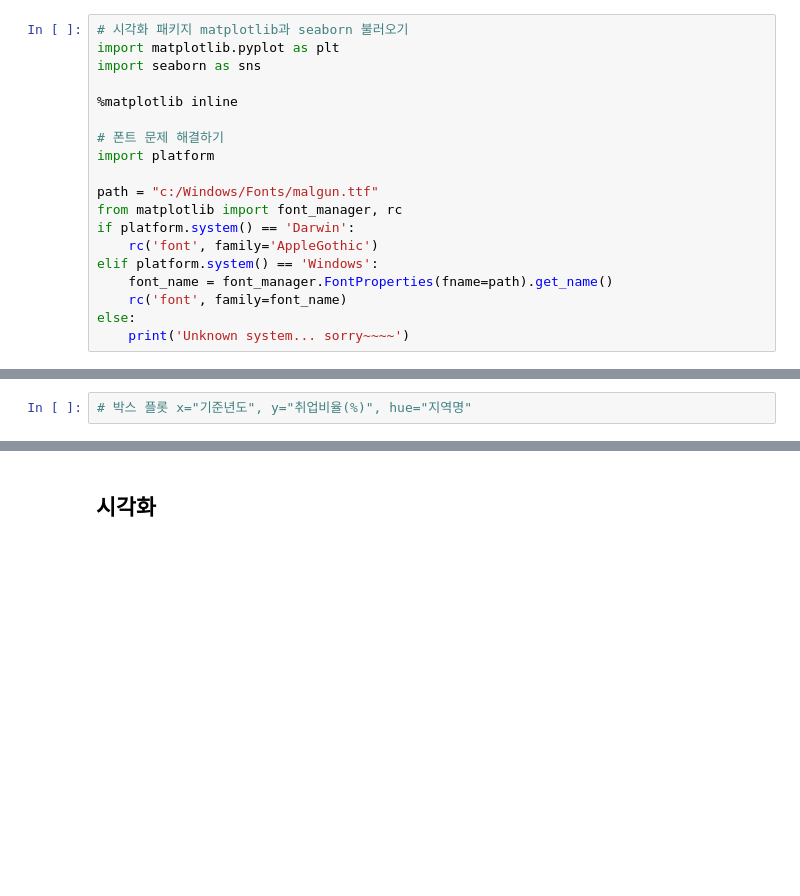
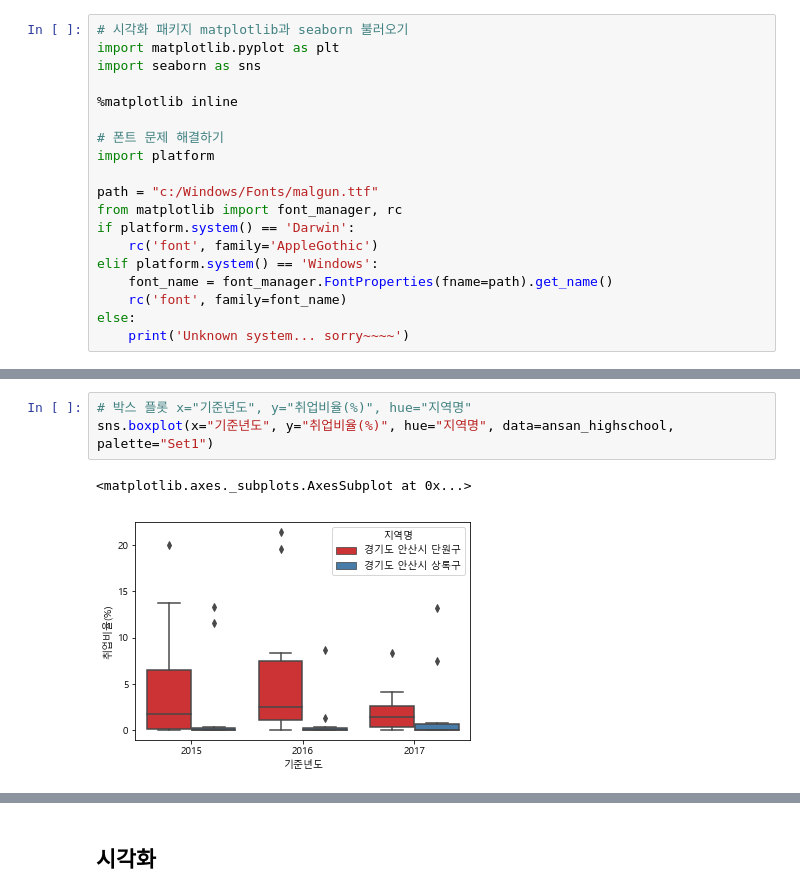
Before and after one commit to MInseo77/DreamUniv2018, a Jupyter notebook: 데이터분석/20180523_student.ipynb, the cells around one changed output, grey strips where cells are left out. Cells and saved outputs as stored; diff of their text form; blank space fills up the shorter version.

```diff
--- a/데이터분석/20180523_student.ipynb
+++ b/데이터분석/20180523_student.ipynb
@@ -117,4 +286,8 @@ plt.show()
 # %%
 # 박스 플롯 x="기준년도", y="취업비율(%)", hue="지역명"
+sns.boxplot(x="기준년도", y="취업비율(%)", hue="지역명", data=ansan_highschool, palette="Set1")
+# %% [output]
+<matplotlib.axes._subplots.AxesSubplot at 0x...>
+[figure, added]
 # %%
 # 박스 플롯 x="기준년도", y="취업비율(%)", hue="설립구분명"
```
Also changed, not shown: parts of 24 cells of this notebook.
